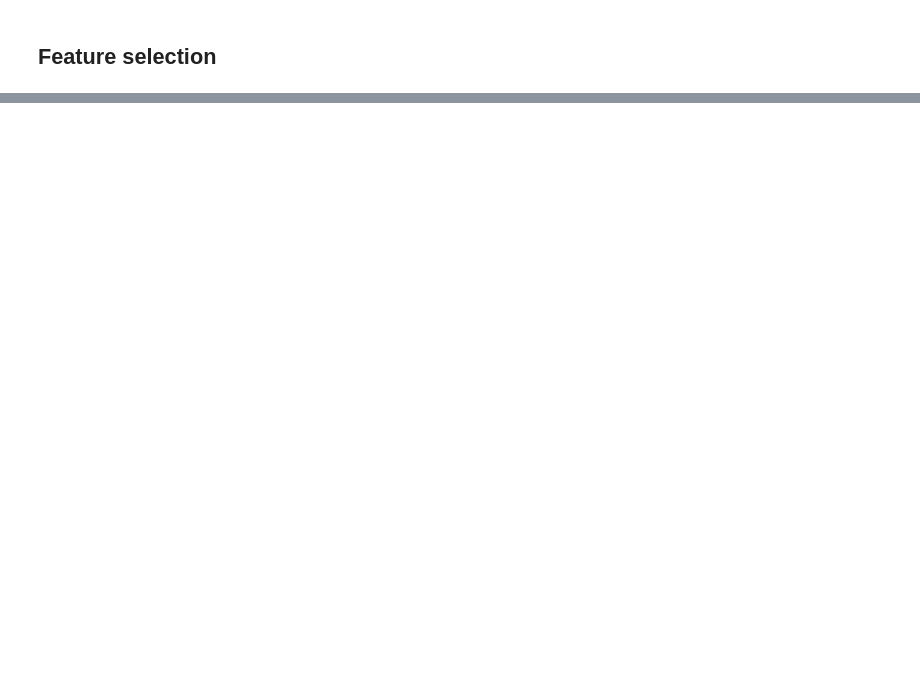
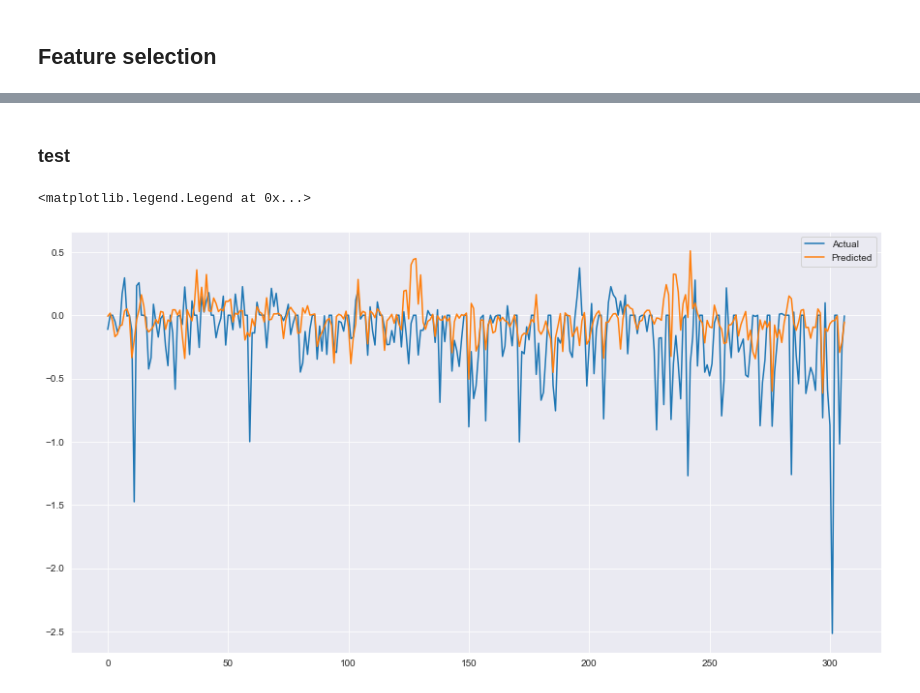
Before and after one commit to sleep3r/balance-ts, a Jupyter notebook: pipeline.ipynb, the cells around one changed output, grey strips where cells are left out. Cells and saved outputs as stored; diff of their text form; code cells hidden in the pictures; blank space fills up the shorter version.

```diff
--- a/pipeline.ipynb
+++ b/pipeline.ipynb
@@ -126,0 +95,10 @@ stability_res
+# %% [markdown]
+### test
+# %%
+plt.figure(figsize=(15, 8))
+plt.plot(TS.Balance[-X_test.shape[0]:].values, label="Actual")
+plt.plot(model.predict(X_test), label="Predicted")
+plt.legend()
+# %% [output]
+<matplotlib.legend.Legend at 0x...>
+[figure, added]
```
Also changed, not shown: parts of 21 cells of this notebook, 4 other files.
